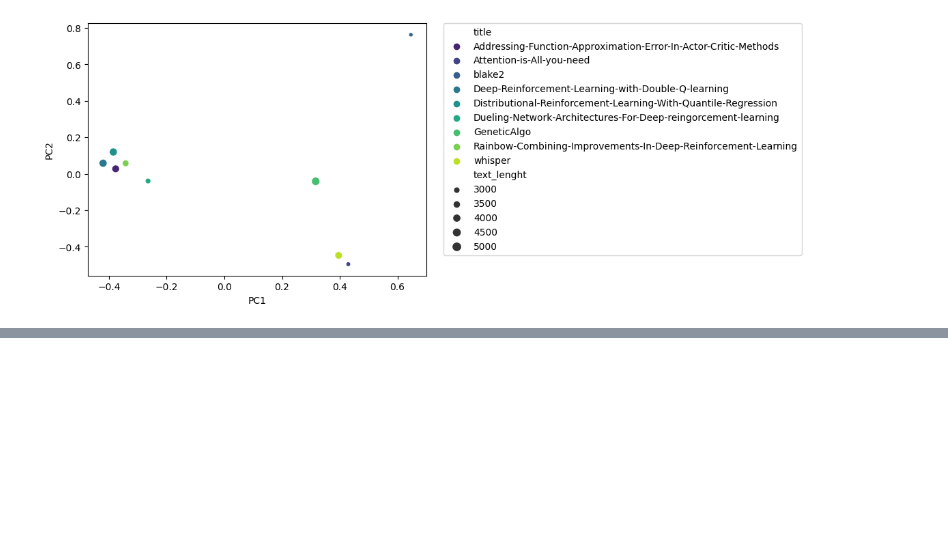
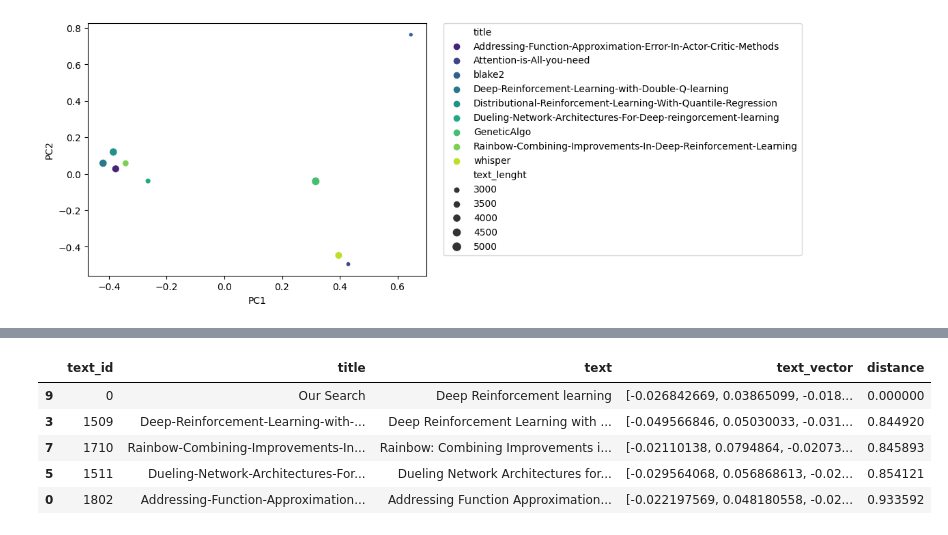
Before and after one commit to letalboy/PDF2Vector, a Jupyter notebook: pdf_to_embedding.ipynb, the cells around one changed output, grey strips where cells are left out. Cells and saved outputs as stored; diff of their text form; code cells hidden in the pictures; blank space fills up the shorter version.

```diff
--- a/pdf_to_embedding.ipynb
+++ b/pdf_to_embedding.ipynb
@@ -129,0 +155,9 @@ fig.show()
+# %%
+pdf_df_copy.head()
+# %% [output]
+|  | text_id | title | text | text_vector | distance |
+| 9 | 0 | Our Search | Deep Reinforcement learning | [-0.026842669, 0.03865099, -0.018... | 0.000000 |
+| 3 | 1509 | Deep-Reinforcement-Learning-with-... | Deep Reinforcement Learning with ... | [-0.049566846, 0.05030033, -0.031... | 0.844920 |
+| 7 | 1710 | Rainbow-Combining-Improvements-In... | Rainbow: Combining Improvements i... | [-0.02110138, 0.0794864, -0.02073... | 0.845893 |
+| 5 | 1511 | Dueling-Network-Architectures-For... | Dueling Network Architectures for... | [-0.029564068, 0.056868613, -0.02... | 0.854121 |
+| 0 | 1802 | Addressing-Function-Approximation... | Addressing Function Approximation... | [-0.022197569, 0.048180558, -0.02... | 0.933592 |
```
Also changed, not shown: parts of 24 cells of this notebook.
